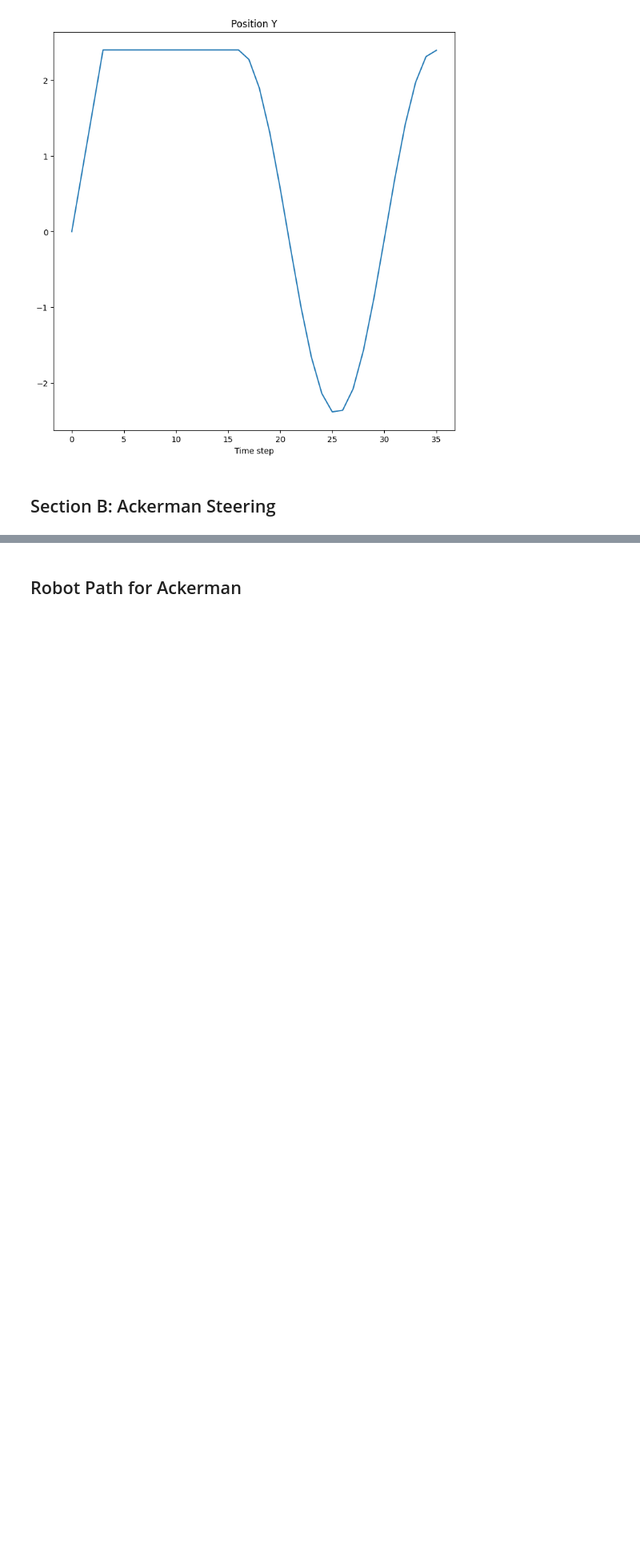
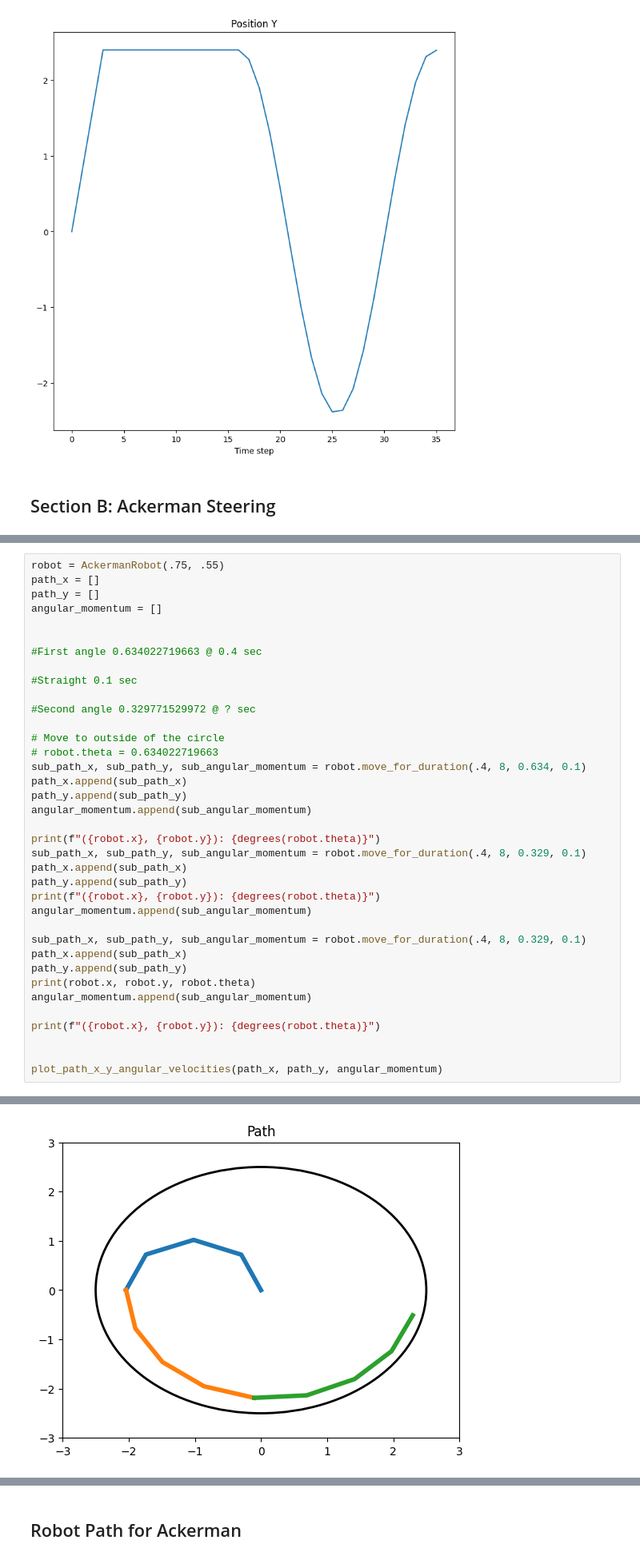
Before and after one commit to jonathan-crandall/CS5510-Robot-Intelligence, a Jupyter notebook: midterm_1.ipynb, the cells around one changed output, grey strips where cells are left out. Shown at 80% size. Drawn from its saved outputs; the diff is of its cells as text; blank space fills up the shorter version.

```diff
--- a/midterm_1.ipynb
+++ b/midterm_1.ipynb
@@ -264,0 +264,38 @@ class AckermanRobot:
+# %%
+robot = AckermanRobot(.75, .55)
+path_x = []
+path_y = []
+angular_momentum = []
+
+
+#First angle 0.634022719663 @ 0.4 sec
+
+#Straight 0.1 sec
+
+#Second angle 0.329771529972 @ ? sec
+
+# Move to outside of the circle
+# robot.theta = 0.634022719663
+sub_path_x, sub_path_y, sub_angular_momentum = robot.move_for_duration(.4, 8, 0.634, 0.1)
+path_x.append(sub_path_x)
+path_y.append(sub_path_y)
+angular_momentum.append(sub_angular_momentum)
+
+print(f"({robot.x}, {robot.y}): {degrees(robot.theta)}")
+sub_path_x, sub_path_y, sub_angular_momentum = robot.move_for_duration(.4, 8, 0.329, 0.1)
+path_x.append(sub_path_x)
+path_y.append(sub_path_y)
+print(f"({robot.x}, {robot.y}): {degrees(robot.theta)}")
+angular_momentum.append(sub_angular_momentum)
+
+sub_path_x, sub_path_y, sub_angular_momentum = robot.move_for_duration(.4, 8, 0.329, 0.1)
+path_x.append(sub_path_x)
+path_y.append(sub_path_y)
+print(robot.x, robot.y, robot.theta)
+angular_momentum.append(sub_angular_momentum)
+
+print(f"({robot.x}, {robot.y}): {degrees(robot.theta)}")
+
+
+plot_path_x_y_angular_velocities(path_x, path_y, angular_momentum)
+# %% [output]
@@ -264,0 +318 @@ class AckermanRobot:
+[figure, added]
```
Also changed, not shown: parts of 5 cells of this notebook.
